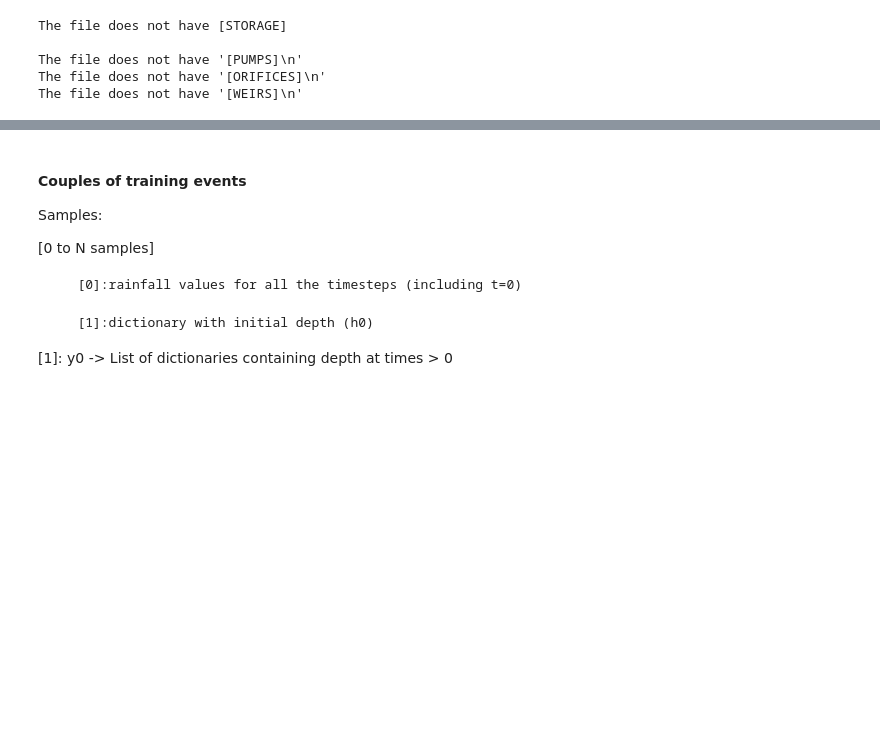
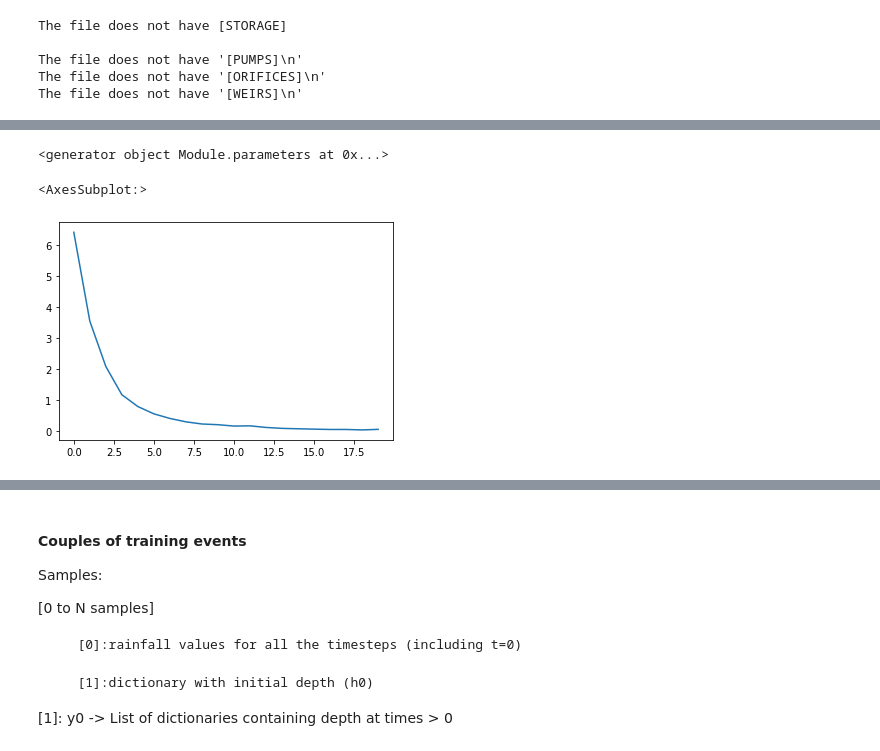
Before and after one commit to alextremo0205/SWMM_Hybrid_approach, a Jupyter notebook: UDS_Emulator.ipynb, the cells around one changed output, grey strips where cells are left out. Drawn from its saved outputs; the diff is of its cells as text; code cells hidden in the pictures; blank space fills up the shorter version.

Commit message:
Fragile optimization loop created

```diff
--- a/UDS_Emulator.ipynb
+++ b/UDS_Emulator.ipynb
@@ -75,0 +70,30 @@ window2 = sim.get_window(steps_ahead = 3, time = 3)
+# %%
+gnn_model.parameters()
+# %% [output]
+<generator object Module.parameters at 0x...>
+# %%
+optimizer = optim.Adam(gnn_model.parameters())
+scheduler = optim.lr_scheduler.ExponentialLR(optimizer, gamma=0.9)
+time_steps = 1
+
+epoch_loss =[]
+for epoch in range(20):
+    losses=[]
+    for window in training_windows:
+
+        # if total_loss.requires_grad:
+        optimizer.zero_grad()
+        pred = gnn_model(window)
+        target = window.y[:,0].reshape(-1,1)
+        loss = nn.MSELoss()(pred, target)
+        loss.backward()
+        optimizer.step()
+
+        losses.append(loss)
+
+    epoch_loss.append(sum(losses).detach().item())
+# %%
+pd.Series(epoch_loss).plot()
+# %% [output]
+<AxesSubplot:>
+[figure, added]
```
Also changed, not shown: parts of 6 cells of this notebook, 5 other files.
